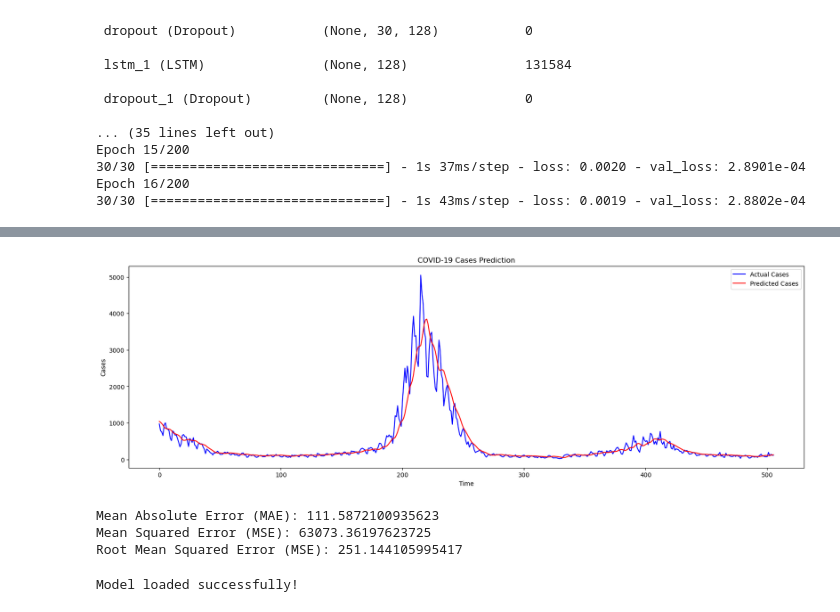
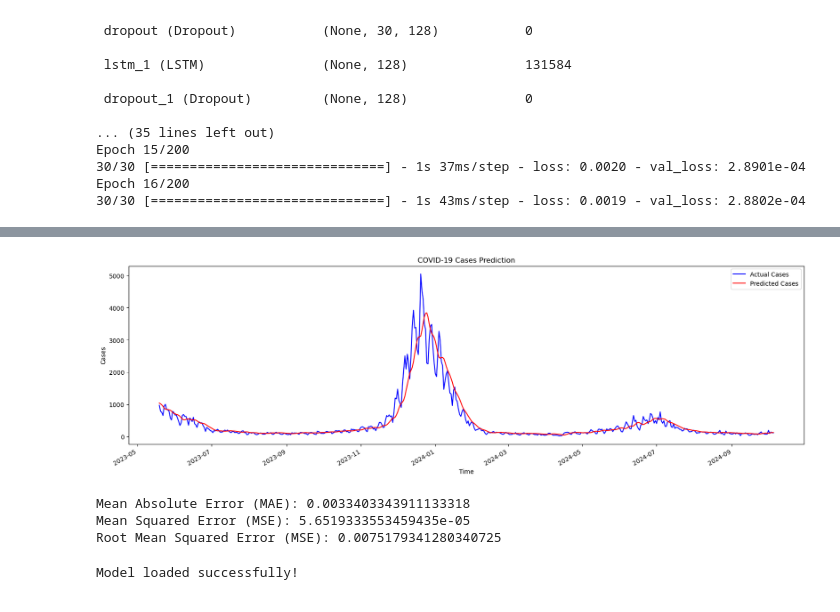
Before and after one commit to nursahiraa/fyp, a Jupyter notebook: dataSpell/fyp-master/notebooks/LSTM.ipynb, the cells around one changed output, grey strips where cells are left out. Saved outputs shown, nothing was run; the diff lists cells and outputs as text; code cells hidden in the pictures.

Commit message:
update for all methods(graphs)

```diff
--- a/dataSpell/fyp-master/notebooks/LSTM.ipynb
+++ b/dataSpell/fyp-master/notebooks/LSTM.ipynb
@@ -251,19 +251,42 @@ y_pred_original = scaler.inverse_transform(y_pred)
 y_test_original = scaler.inverse_transform(y_test.reshape(-1, 1))
 
 
-# plot the graph for the
+# # plot the graph for the
+# plt.figure(figsize=(20, 6))
+# plt.plot(y_test_original, color='blue', label='Actual Cases')
+# plt.plot(y_pred_original, color='red', label='Predicted Cases')
+# plt.title('COVID-19 Cases Prediction')
+# plt.xlabel('Time')
+# plt.ylabel('Cases')
+# plt.legend()
+# plt.show()
+import matplotlib.dates as mdates
+
+# Generate a time index for the test set
+test_dates = df_grouped['date'].iloc[-len(y_test_original):]  # Select the corresponding test dates
+
+# Plot the graph with time index for the x-axis
 plt.figure(figsize=(20, 6))
-plt.plot(y_test_original, color='blue', label='Actual Cases')
-plt.plot(y_pred_original, color='red', label='Predicted Cases')
+plt.plot(test_dates, y_test_original, color='blue', label='Actual Cases')
+plt.plot(test_dates, y_pred_original, color='red', label='Predicted Cases')
 plt.title('COVID-19 Cases Prediction')
 plt.xlabel('Time')
 plt.ylabel('Cases')
 plt.legend()
+
+# Customize the x-axis ticks
+plt.gca().xaxis.set_major_locator(mdates.AutoDateLocator())  # Automatic date ticks
+plt.gca().xaxis.set_major_formatter(mdates.DateFormatter('%Y-%m'))  # Format as Year-Month
+
+# Rotate and adjust x-axis labels for better visibility
+plt.gcf().autofmt_xdate()  # Automatically adjust label angles
+
 plt.show()
 
+
 # calculate to quantify model's performance and print the results
-mse = mean_squared_error(y_test_original, y_pred_original)
-mae = mean_absolute_error(y_test_original, y_pred_original)
+mse = mean_squared_error(y_test, y_pred)
+mae = mean_absolute_error(y_test, y_pred)
 rmse = np.sqrt(mse)
 
 print(f"Mean Absolute Error (MAE): {mae}")
@@ -276,7 +299,7 @@ Test Loss: 5.651932588079944e-05
-[figure, old version]
+[figure, new version]
-Mean Absolute Error (MAE): 111.5872100935623
-Mean Squared Error (MSE): 63073.36197623725
-Root Mean Squared Error (MSE): 251.144105995417
+Mean Absolute Error (MAE): 0.0033403343911133318
+Mean Squared Error (MSE): 5.6519333553459435e-05
+Root Mean Squared Error (MSE): 0.0075179341280340725
 # %%
 # from keras.models import load_model
 #
```
Also changed, not shown: parts of 1 cell of this notebook, 3 other files.
